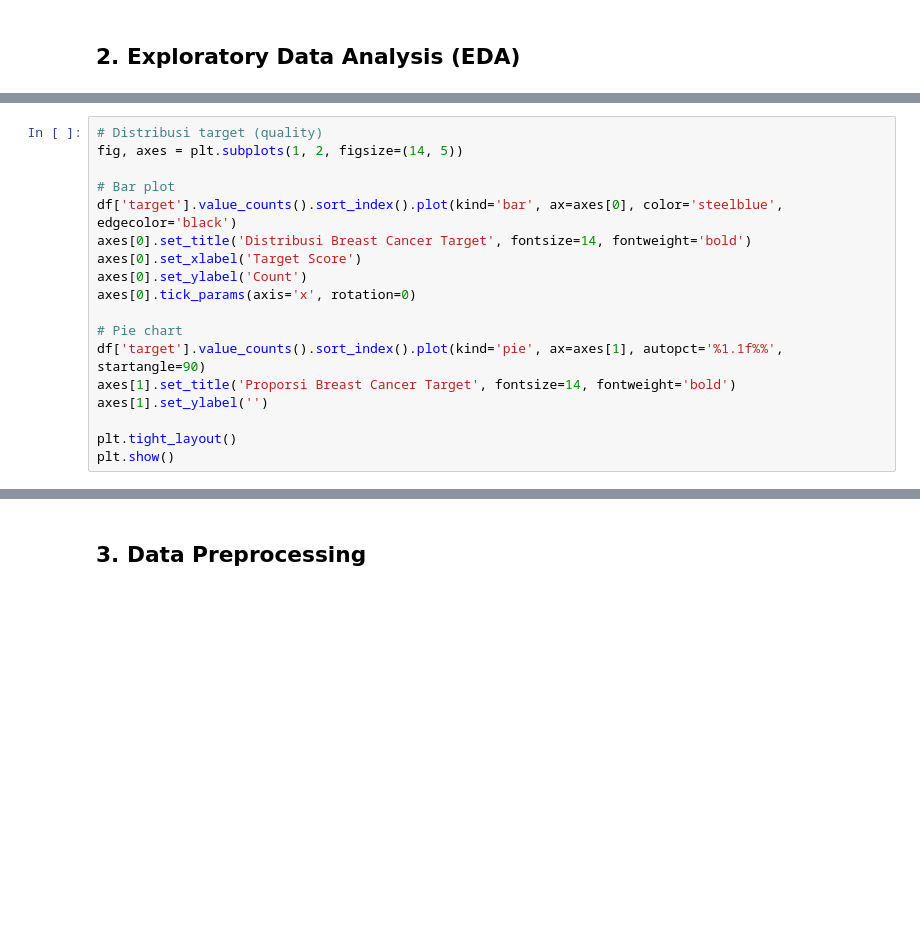
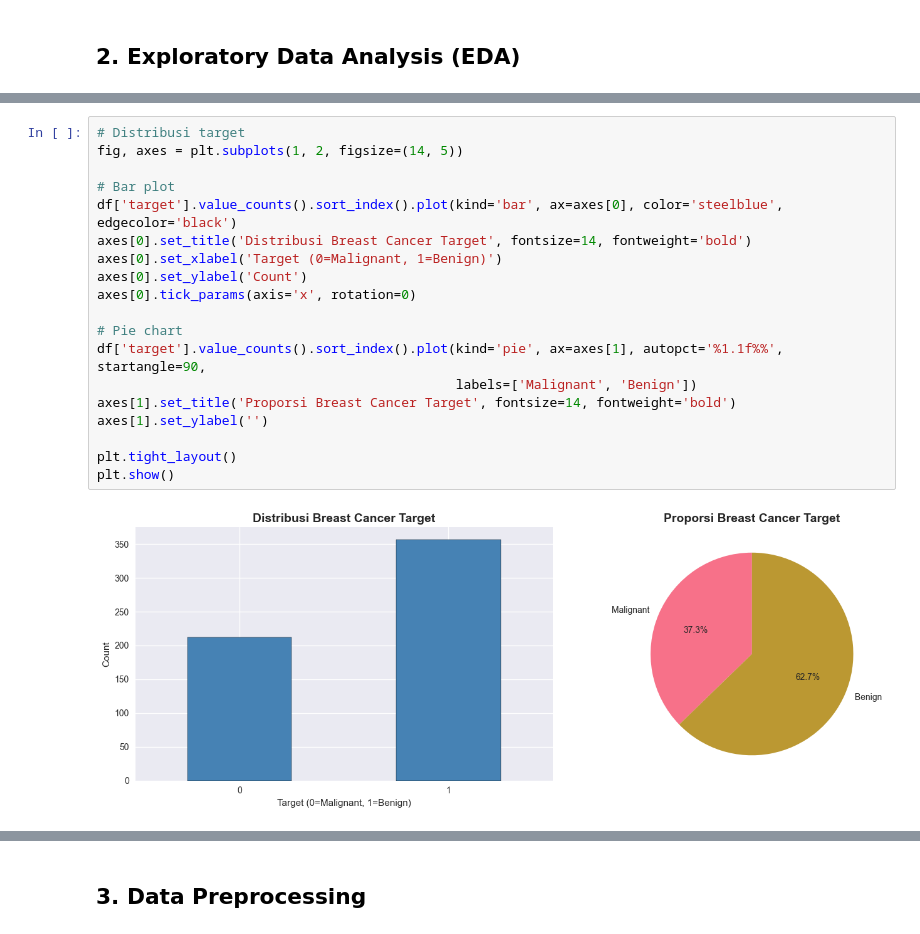
Before and after one commit to MuhammadGhaziSaputra/AWS-EXPERT, a Jupyter notebook: Eksperimen_SML_gaji/preprocessing/Eksperimen_gaji.ipynb, the cells around one changed output, grey strips where cells are left out. Saved outputs shown, nothing was run; the diff lists cells and outputs as text; blank space fills up the shorter version.

```diff
--- a/Eksperimen_SML_gaji/preprocessing/Eksperimen_gaji.ipynb
+++ b/Eksperimen_SML_gaji/preprocessing/Eksperimen_gaji.ipynb
@@ -59,20 +137,23 @@ print(f'Jumlah duplikat: {df.duplicated().sum()}')
 # %%
-# Distribusi target (quality)
+# Distribusi target
 fig, axes = plt.subplots(1, 2, figsize=(14, 5))
 
 # Bar plot
 df['target'].value_counts().sort_index().plot(kind='bar', ax=axes[0], color='steelblue', edgecolor='black')
 axes[0].set_title('Distribusi Breast Cancer Target', fontsize=14, fontweight='bold')
-axes[0].set_xlabel('Target Score')
+axes[0].set_xlabel('Target (0=Malignant, 1=Benign)')
 axes[0].set_ylabel('Count')
 axes[0].tick_params(axis='x', rotation=0)
 
 # Pie chart
-df['target'].value_counts().sort_index().plot(kind='pie', ax=axes[1], autopct='%1.1f%%', startangle=90)
+df['target'].value_counts().sort_index().plot(kind='pie', ax=axes[1], autopct='%1.1f%%', startangle=90,
+                                              labels=['Malignant', 'Benign'])
 axes[1].set_title('Proporsi Breast Cancer Target', fontsize=14, fontweight='bold')
 axes[1].set_ylabel('')
 
 plt.tight_layout()
 plt.show()
+# %% [output]
+[figure, added]
 # %%
 # Distribusi fitur
```
Also changed, not shown: parts of 26 cells of this notebook, 29 other files.
